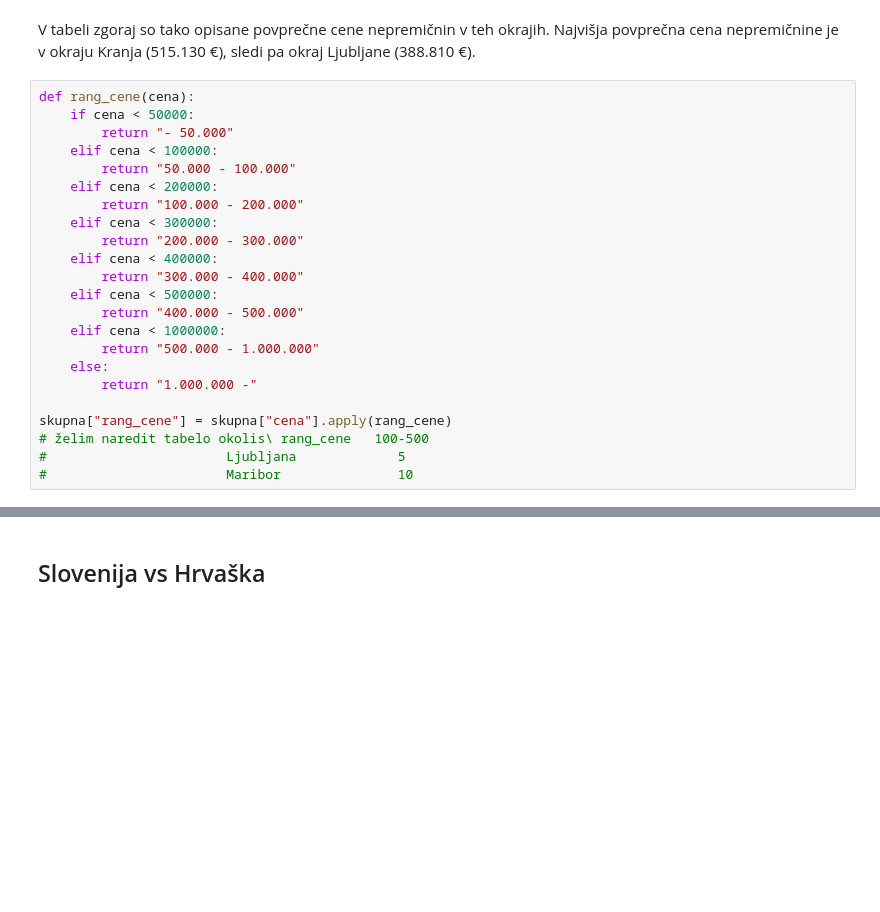
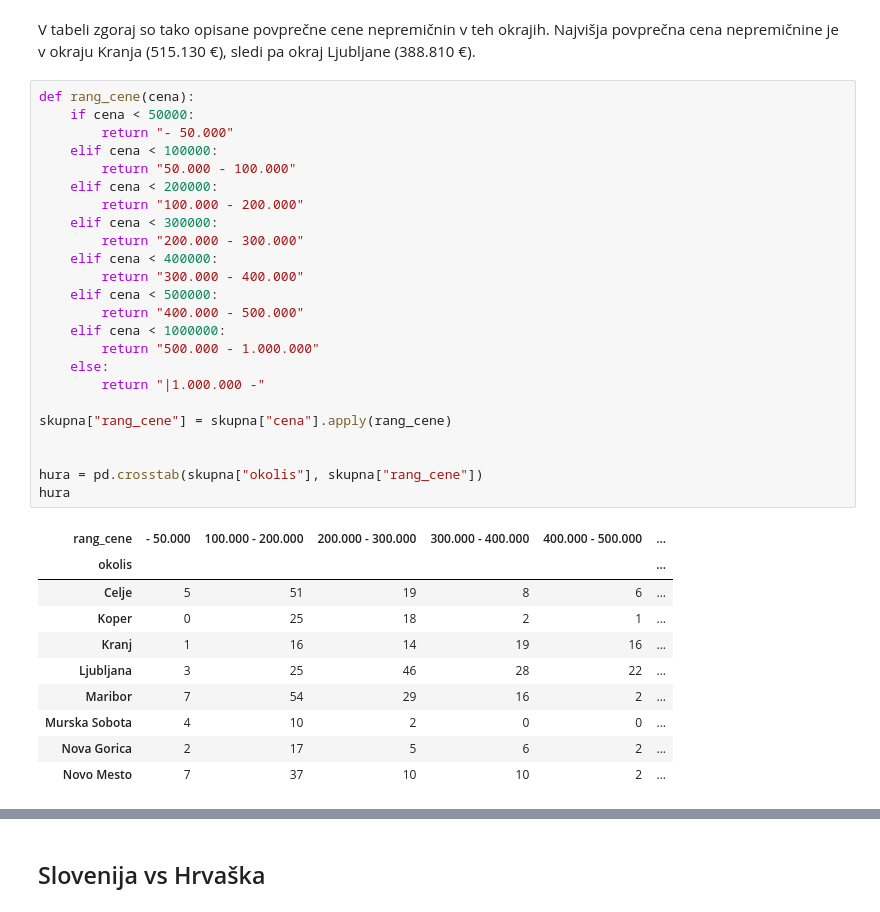
Before and after one commit to SimonGrad3/nepremicnine, a Jupyter notebook: analiza.ipynb, the cells around one changed output, grey strips where cells are left out. Drawn from its saved outputs; the diff is of its cells as text; blank space fills up the shorter version.

```diff
--- a/analiza.ipynb
+++ b/analiza.ipynb
@@ -353,23 +353,35 @@ V tabeli zgoraj so tako opisane povprečne cene nepremičnin v teh okrajih. Najv
 # %%
 def rang_cene(cena):
     if cena < 50000:
         return "- 50.000"
     elif cena < 100000:
         return "50.000 - 100.000"
     elif cena < 200000:
         return "100.000 - 200.000"
     elif cena < 300000:
         return "200.000 - 300.000"
     elif cena < 400000:
         return "300.000 - 400.000"
     elif cena < 500000:
         return "400.000 - 500.000"
     elif cena < 1000000:
         return "500.000 - 1.000.000"
     else:
-        return "1.000.000 -"
+        return "|1.000.000 -"
 
 skupna["rang_cene"] = skupna["cena"].apply(rang_cene)
-# želim naredit tabelo okolis\ rang_cene   100-500
-#                       Ljubljana             5
-#                       Maribor               10
+
+
+hura = pd.crosstab(skupna["okolis"], skupna["rang_cene"])
+hura
+# %% [output]
+| rang_cene | - 50.000 | 100.000 - 200.000 | 200.000 - 300.000 | 300.000 - 400.000 | 400.000 - 500.000 | ... |
+| okolis |  |  |  |  |  | ... |
+| Celje | 5 | 51 | 19 | 8 | 6 | ... |
+| Koper | 0 | 25 | 18 | 2 | 1 | ... |
+| Kranj | 1 | 16 | 14 | 19 | 16 | ... |
+| Ljubljana | 3 | 25 | 46 | 28 | 22 | ... |
+| Maribor | 7 | 54 | 29 | 16 | 2 | ... |
+| Murska Sobota | 4 | 10 | 2 | 0 | 0 | ... |
+| Nova Gorica | 2 | 17 | 5 | 6 | 2 | ... |
+| Novo Mesto | 7 | 37 | 10 | 10 | 2 | ... |
```
Also changed, not shown: parts of 2 cells of this notebook.
